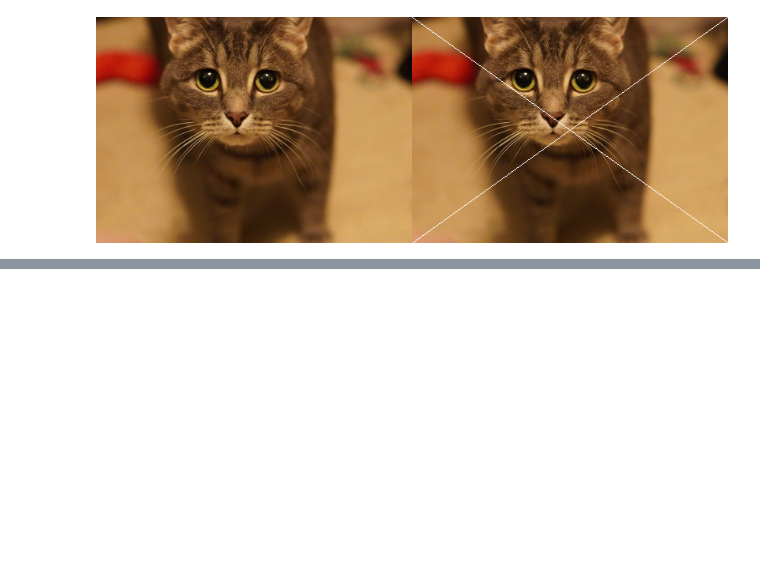
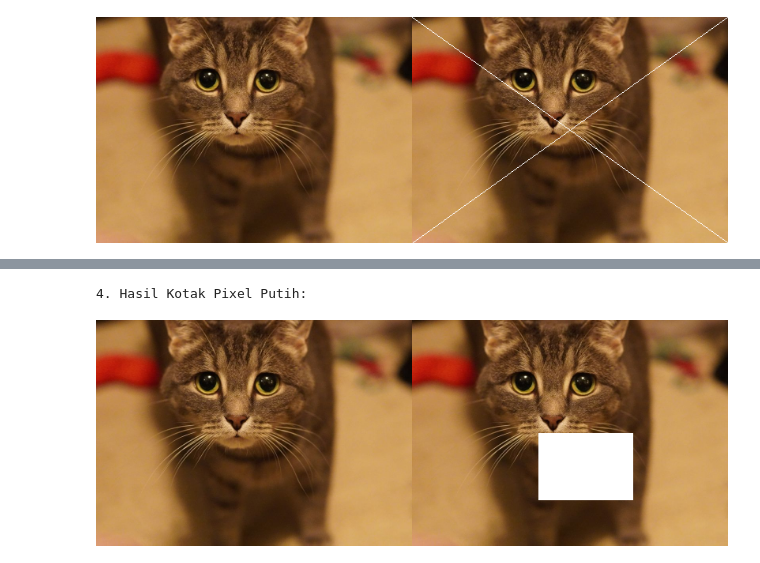
Before and after one commit to eiyu18/pcvk, a Jupyter notebook: pcvk1.ipynb, the cells around one changed output, grey strips where cells are left out. Cells and saved outputs as stored; diff of their text form; code cells hidden in the pictures; blank space fills up the shorter version.

```diff
--- a/pcvk1.ipynb
+++ b/pcvk1.ipynb
@@ -111,0 +139,25 @@ cv2_imshow(final_frame_diagonal)
+# %%
+url = "https://placecats.com/800/571"
+image = io.imread(url)
+image = cv.resize(image, (0,0), fx=0.5, fy=0.5)
+
+tinggi = image.shape[0]
+lebar = image.shape[1]
+
+image_original = cv.cvtColor(image, cv.COLOR_BGR2RGB)
+image_garis_pendek = cv.cvtColor(image, cv.COLOR_BGR2RGB)
+image_kotak = cv.cvtColor(image, cv.COLOR_BGR2RGB)
+
+start_row = int(tinggi * 0.5)
+end_row = int(tinggi * 0.8)
+start_col = int(lebar * 0.4)
+end_col = int(lebar * 0.7)
+
+image_kotak[start_row:end_row, start_col:end_col] = [255, 255, 255]
+
+print("4. Hasil Kotak Pixel Putih:")
+final_frame_4 = cv.hconcat((image_original, image_kotak))
+cv2_imshow(final_frame_4)
+# %% [output]
+4. Hasil Kotak Pixel Putih:
+[figure, added]
```
Also changed, not shown: parts of 1 cell of this notebook.
